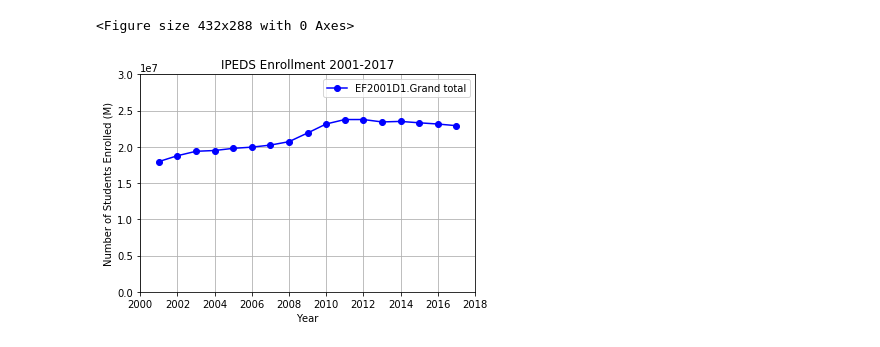
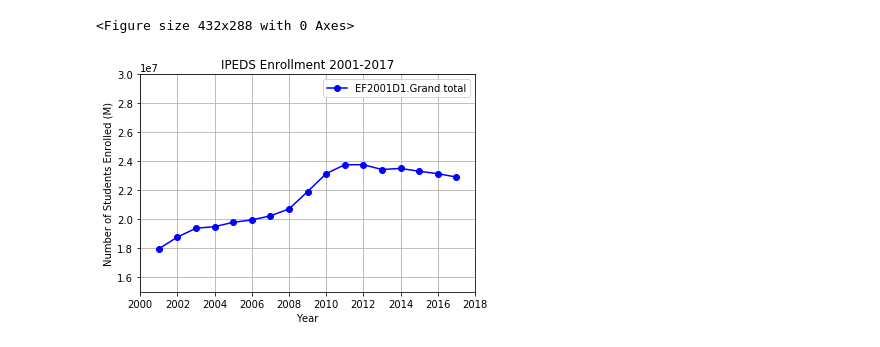
Before and after one commit to grahamb001/Project1, a Jupyter notebook: IPEDS Code.ipynb, the cells around one changed output. Saved outputs shown, nothing was run; the diff lists cells and outputs as text; code cells hidden in the pictures.

Commit message:
IPEDS Enrollment after class 8-9-2018 with Rate of Change grid included

```diff
--- a/IPEDS Code.ipynb
+++ b/IPEDS Code.ipynb
@@ -159,11 +159,11 @@ plt.tight_layout()
 <Figure size 432x288 with 0 Axes>
 # %%
 enrollmentByYearLine = enrollmentByYear.plot.line(style='.-', marker ='o', color='blue')
-enrollmentByYearLine.set_ylim(ymin=0, ymax=30000000)
+enrollmentByYearLine.set_ylim(ymin=15000000, ymax=30000000)
 enrollmentByYearLine.set_xlim(xmin=2000, xmax=2018)
 plt.title("IPEDS Enrollment 2001-2017")
 plt.xlabel("Year")
 plt.ylabel("Number of Students Enrolled (M)")
 plt.grid()
 # %% [output]
-[figure, old version]
+[figure, new version]
```
Also changed, not shown: parts of 3 cells of this notebook.
